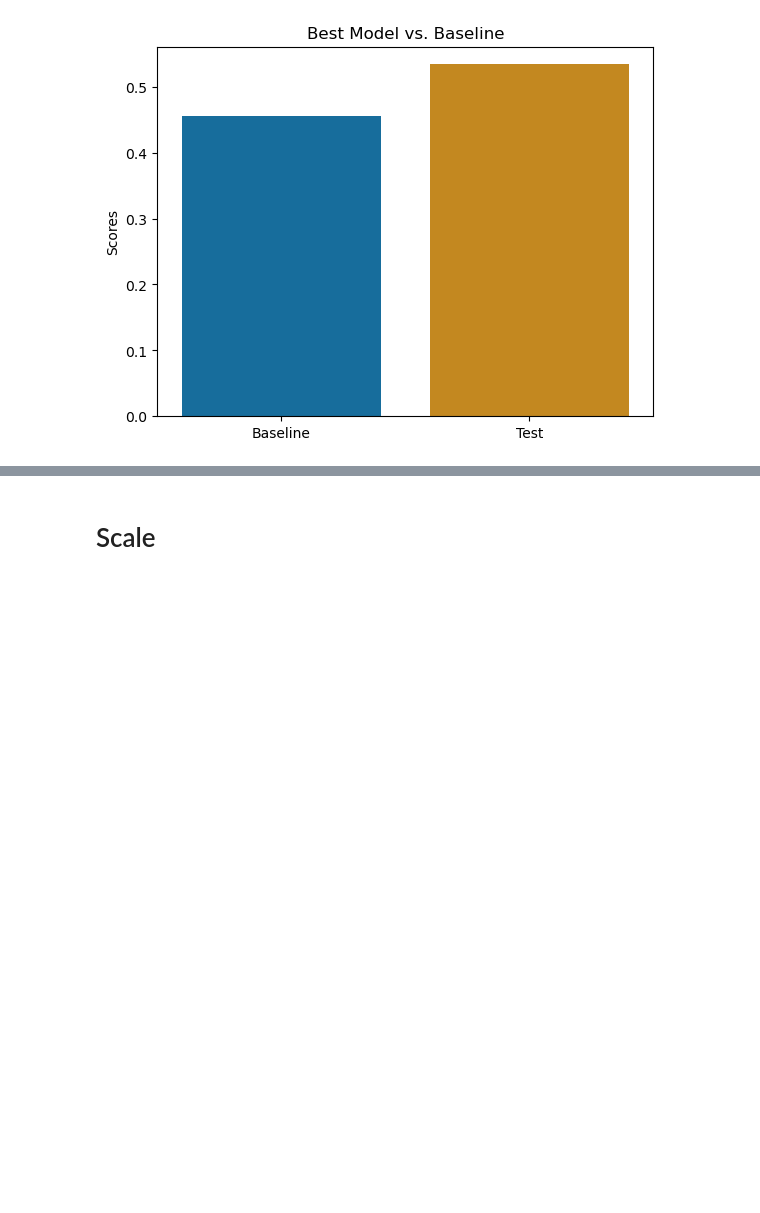
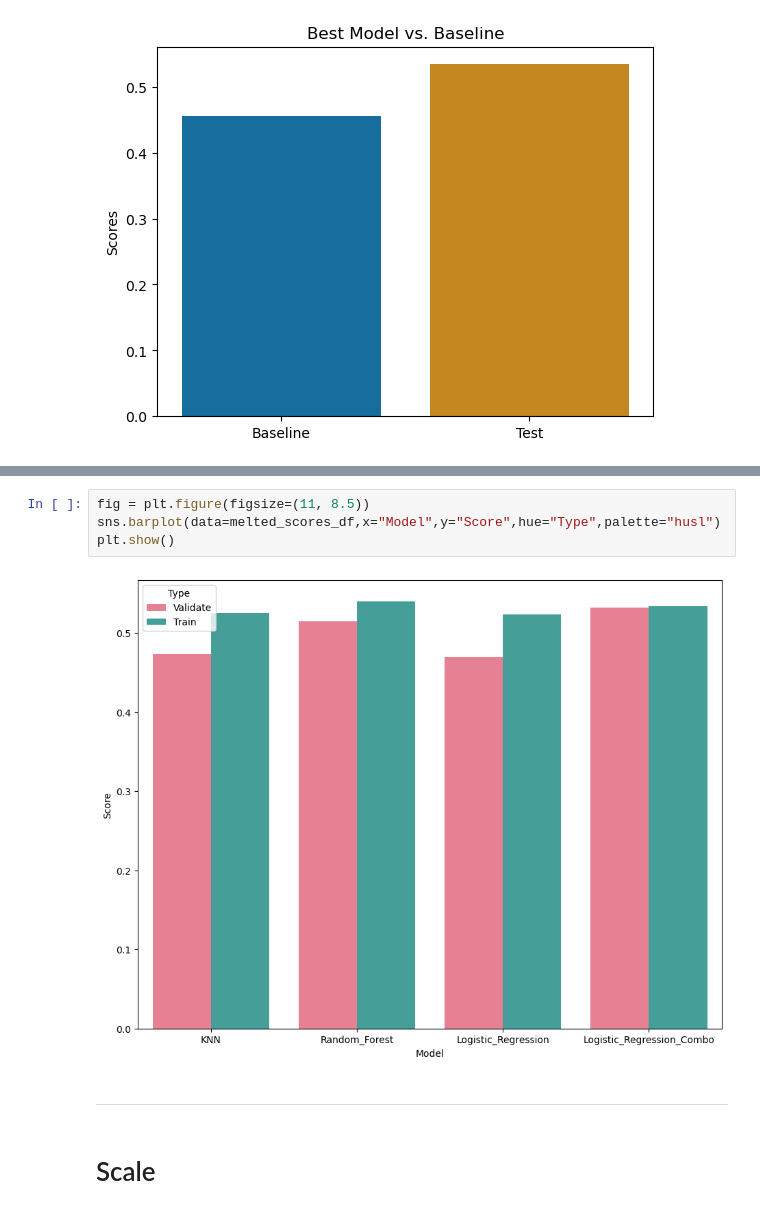
Before and after one commit to noether-manjor/clustering-project, a Jupyter notebook: manny/modeling_mvp.ipynb, the cells around one changed output, grey strips where cells are left out. Drawn from its saved outputs; the diff is of its cells as text; blank space fills up the shorter version.

Commit message:
visual

```diff
--- a/manny/modeling_mvp.ipynb
+++ b/manny/modeling_mvp.ipynb
@@ -556,3 +554,11 @@ melted_scores_df
+# %%
+fig = plt.figure(figsize=(11, 8.5))
+sns.barplot(data=melted_scores_df,x="Model",y="Score",hue="Type",palette="husl")
+plt.show()
+# %% [output]
+[figure, added]
+# %% [markdown]
+---
 # %% [markdown]
 # Scale
 # %%
```
Also changed, not shown: parts of 23 cells of this notebook.
